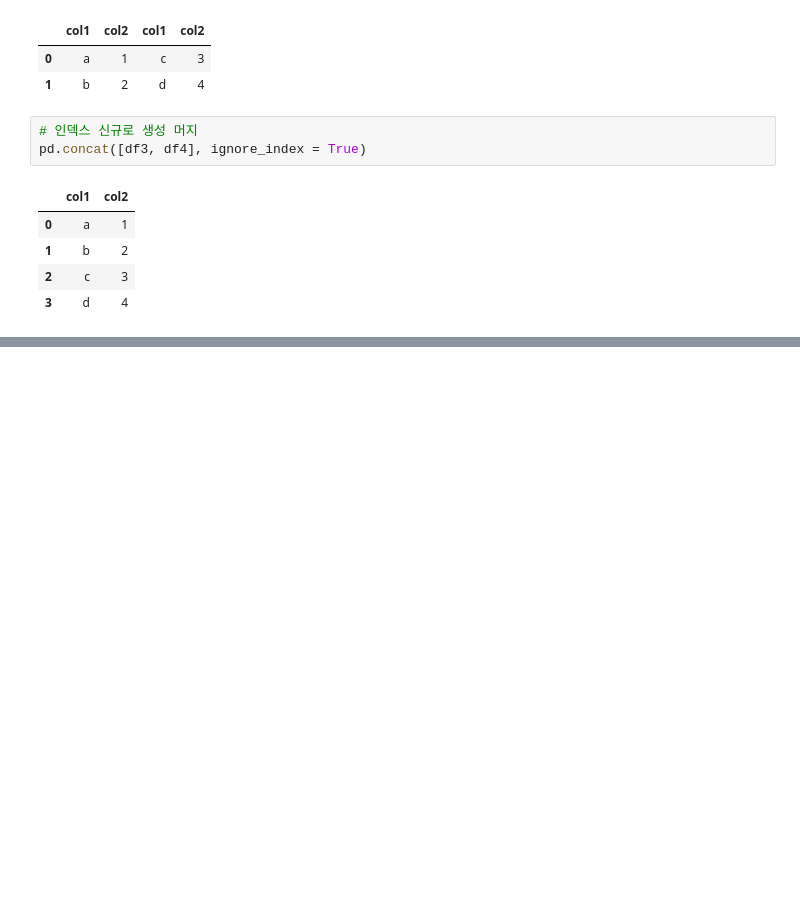
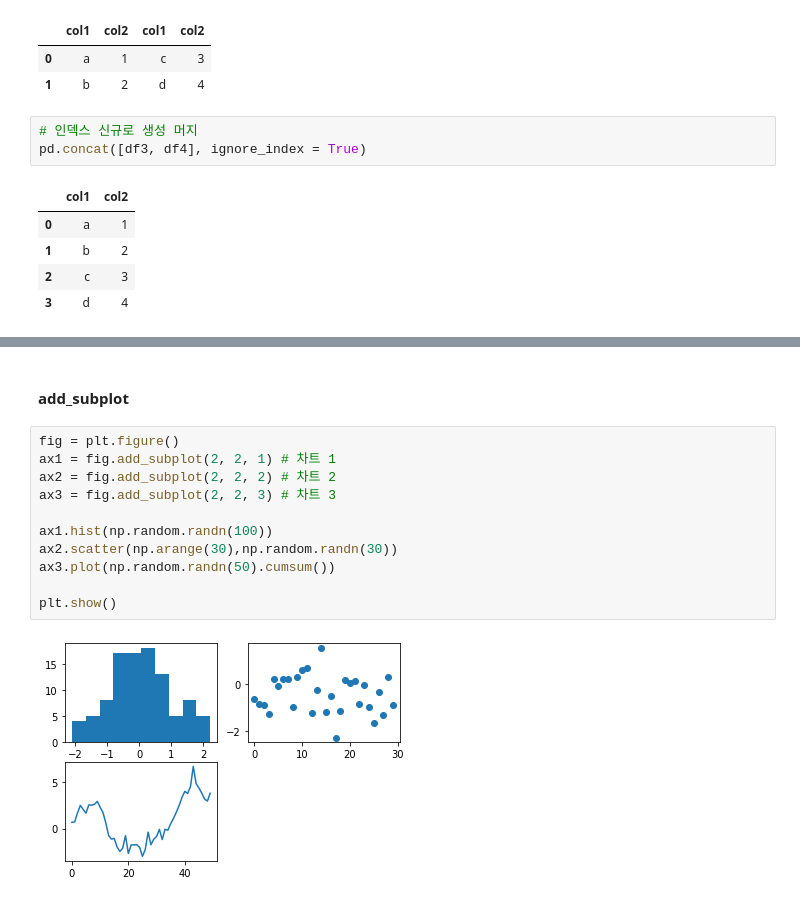
Before and after one commit to KimHeeSu1203/study-dataScience, a Jupyter notebook: kaggle_titanic/data_library.ipynb, the cells around one changed output, grey strips where cells are left out. Cells and saved outputs as stored; diff of their text form; blank space fills up the shorter version.

```diff
--- a/kaggle_titanic/data_library.ipynb
+++ b/kaggle_titanic/data_library.ipynb
@@ -516,0 +531,15 @@ pd.concat([df3, df4], ignore_index = True)
+# %% [markdown]
+#### add_subplot
+# %%
+fig = plt.figure()
+ax1 = fig.add_subplot(2, 2, 1) # 차트 1
+ax2 = fig.add_subplot(2, 2, 2) # 차트 2
+ax3 = fig.add_subplot(2, 2, 3) # 차트 3
+
+ax1.hist(np.random.randn(100))
+ax2.scatter(np.arange(30),np.random.randn(30))
+ax3.plot(np.random.randn(50).cumsum())
+
+plt.show()
+# %% [output]
+[figure, added]
```
Also changed, not shown: parts of 9 cells of this notebook, 3 other files.
